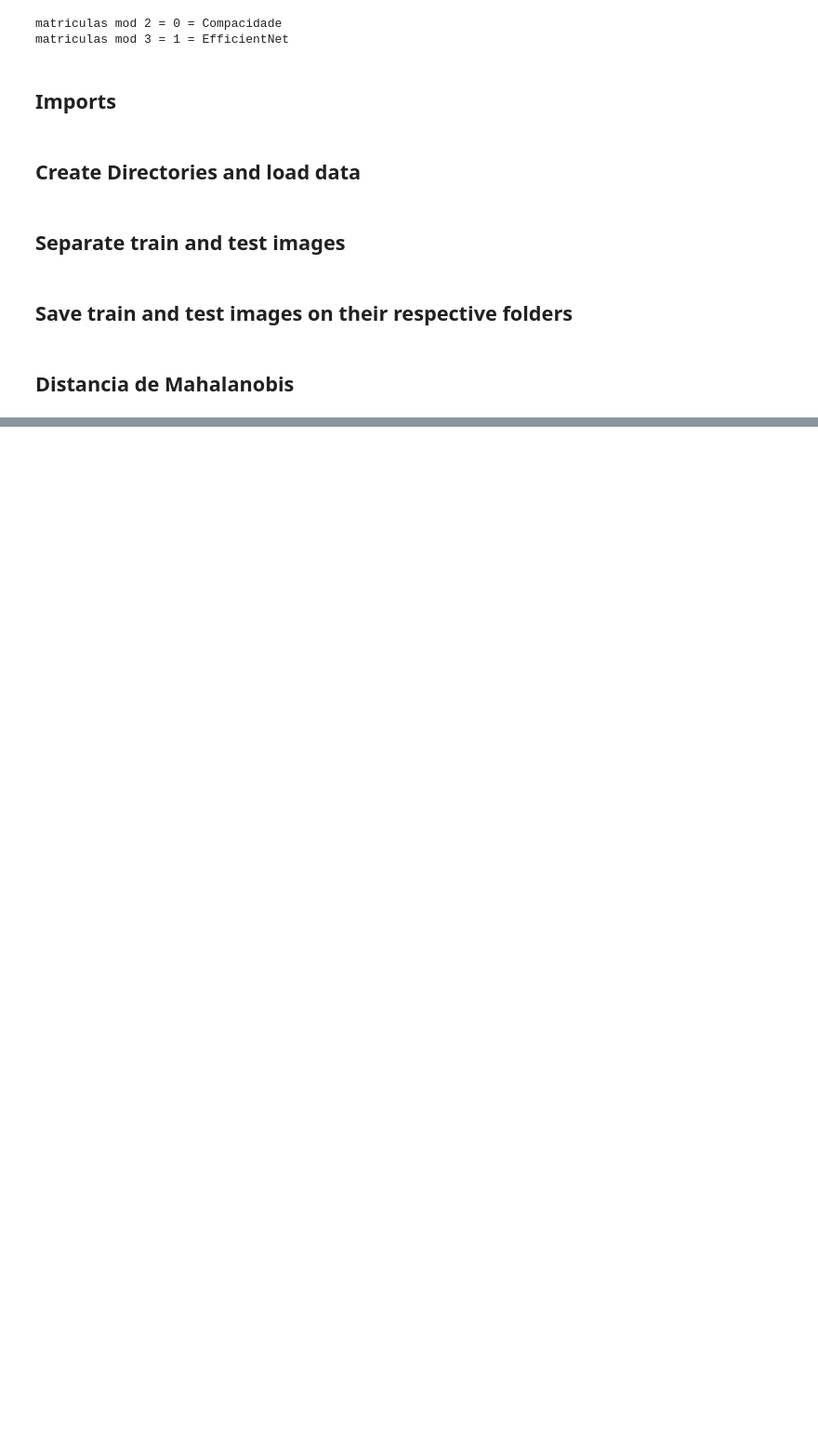
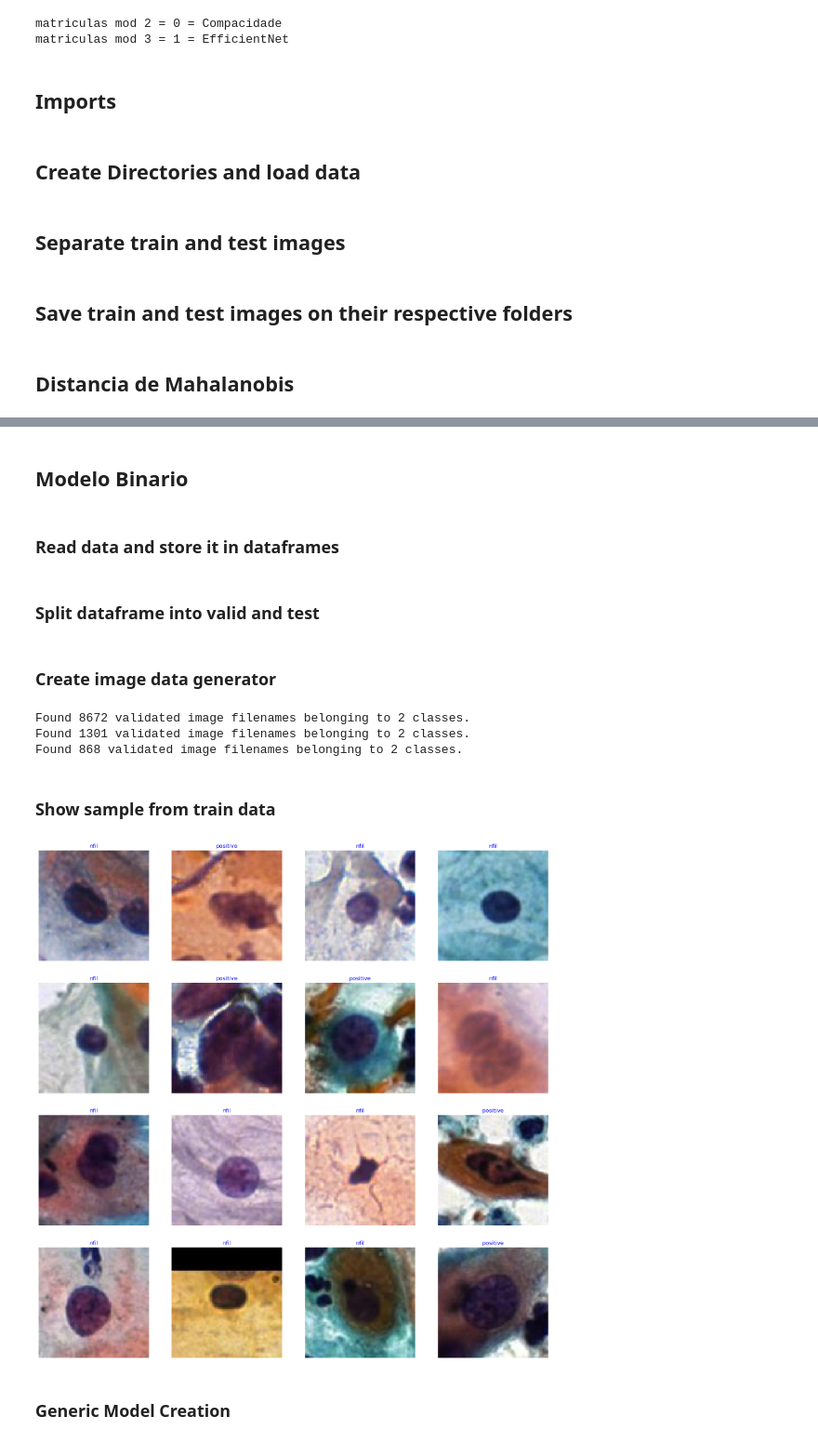
Before and after one commit to Thecaiobr/pai_tp, a Jupyter notebook: model_creation.ipynb, the cells around one changed output, grey strips where cells are left out. Shown at 93% size. Cells and saved outputs as stored; diff of their text form; code cells hidden in the pictures; blank space fills up the shorter version.

```diff
--- a/model_creation.ipynb
+++ b/model_creation.ipynb
@@ -71,0 +377,4 @@ test = pd.read_csv('test.csv')
+# %% [markdown]
+## Modelo Binario
+# %% [markdown]
+### Read data and store it in dataframes
@@ -71,0 +419,2 @@ test = pd.read_csv('test.csv')
+# %% [markdown]
+### Split dataframe into valid and test
@@ -71,0 +423,46 @@ test = pd.read_csv('test.csv')
+# %% [markdown]
+### Create image data generator
+# %%
+img_size = (224, 224)
+batch_size = 32
+channels = 3
+img_shape = (img_size[0], img_size[1], channels)
+epochs = 20
+
+tr_gen = ImageDataGenerator()
+ts_gen = ImageDataGenerator()
+
+train_gen = tr_gen.flow_from_dataframe( train_df, x_col= 'filepaths', y_col= 'labels', target_size= img_size, class_mode= 'categorical',
+                                    color_mode= 'rgb', shuffle= True, batch_size= batch_size)
+
+valid_gen = ts_gen.flow_from_dataframe( valid_df, x_col= 'filepaths', y_col= 'labels', target_size= img_size, class_mode= 'categorical',
+                                    color_mode= 'rgb', shuffle= True, batch_size= batch_size)
+
+test_gen = ts_gen.flow_from_dataframe( test_df, x_col= 'filepaths', y_col= 'labels', target_size= img_size, class_mode= 'categorical',
+                                    color_mode= 'rgb', shuffle= False, batch_size= batch_size)
+# %% [output]
+Found 8672 validated image filenames belonging to 2 classes.
+Found 1301 validated image filenames belonging to 2 classes.
+Found 868 validated image filenames belonging to 2 classes.
+# %% [markdown]
+### Show sample from train data
+# %%
+g_dict = train_gen.class_indices      # defines dictionary {'class': index}
+classes = list(g_dict.keys())       # defines list of dictionary's kays (classes), classes names : string
+images, labels = next(train_gen)      # get a batch size samples from the generator
+
+plt.figure(figsize= (20, 20))
+
+for i in range(16):
+    plt.subplot(4, 4, i + 1)
+    image = images[i] / 255       # scales data to range (0 - 255)
+    plt.imshow(image)
+    index = np.argmax(labels[i])  # get image index
+    class_name = classes[index]   # get class of image
+    plt.title(class_name, color= 'blue', fontsize= 12)
+    plt.axis('off')
+plt.show()
+# %% [output]
+[figure, added]
+# %% [markdown]
+### Generic Model Creation
```
Also changed, not shown: parts of 44 cells of this notebook, 5 other files.
